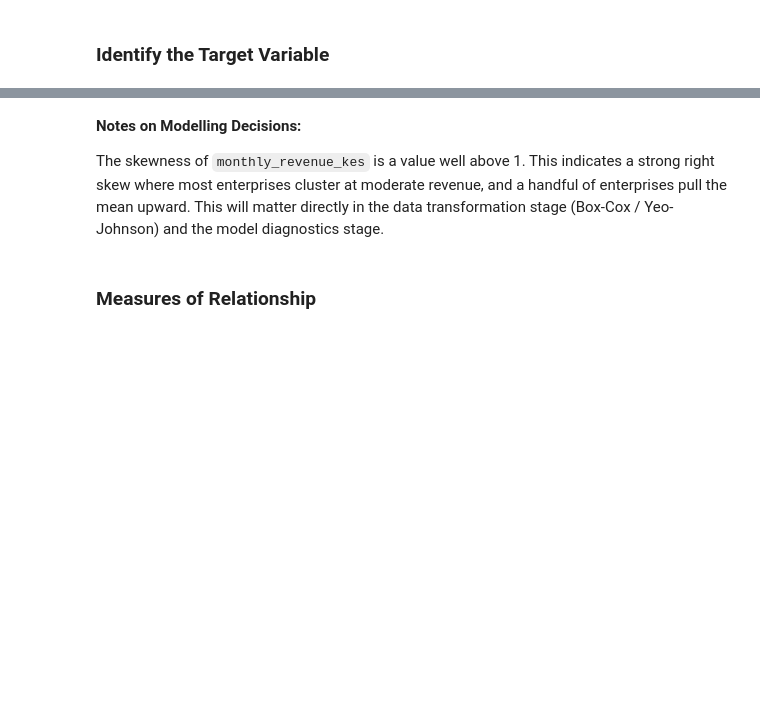
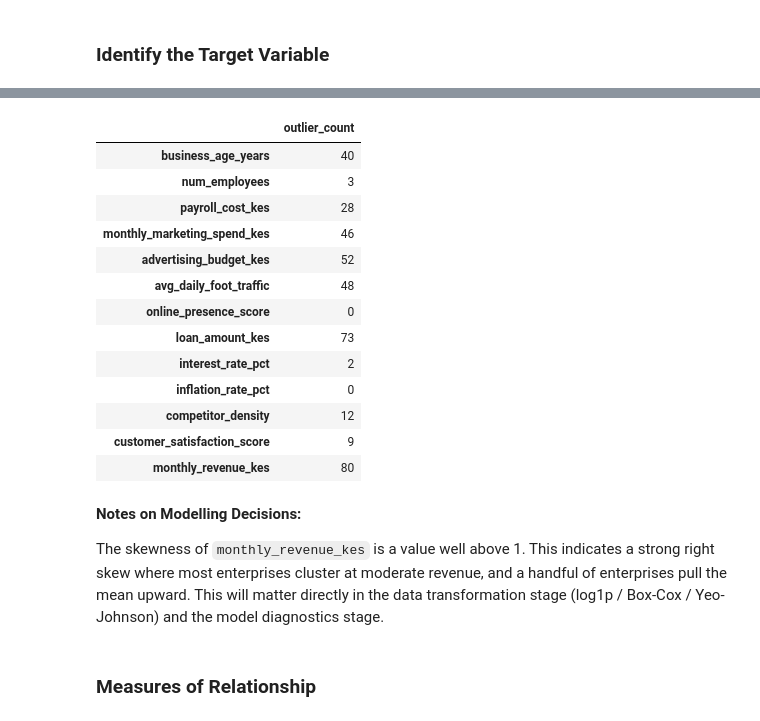
Before and after one commit to course-files/RegressionAndClassification, a Jupyter notebook: 1_regression.ipynb, the cells around one changed output, grey strips where cells are left out. Cells and saved outputs as stored; diff of their text form; code cells hidden in the pictures; blank space fills up the shorter version.

```diff
--- a/1_regression.ipynb
+++ b/1_regression.ipynb
@@ -331,10 +425,41 @@ distribution_summary.round(2)
+# %%
+# Identify values below the lower fence or above the upper fence
+# These are statistically considered as outliers
+outlier_mask = (
+    (sme_data[numeric_cols] < q1 - 1.5 * iqr) |
+    (sme_data[numeric_cols] > q3 + 1.5 * iqr)
+)
+
+# Record features that contain at least one potential outlier
+# Check each row (axis=1): True if the row contains an outlier in any numeric
+# column
+outliers = sme_data[outlier_mask.any(axis=1)]
+
+outlier_counts = outlier_mask.sum().rename("outlier_count").to_frame()
+
+outlier_counts
+# %% [output]
+|  | outlier_count |
+| business_age_years | 40 |
+| num_employees | 3 |
+| payroll_cost_kes | 28 |
+| monthly_marketing_spend_kes | 46 |
+| advertising_budget_kes | 52 |
+| avg_daily_foot_traffic | 48 |
+| online_presence_score | 0 |
+| loan_amount_kes | 73 |
+| interest_rate_pct | 2 |
+| inflation_rate_pct | 0 |
+| competitor_density | 12 |
+| customer_satisfaction_score | 9 |
+| monthly_revenue_kes | 80 |
 # %% [markdown]
 **Notes on Modelling Decisions:**
 
 The skewness of `monthly_revenue_kes` is a value well above 1. This indicates a strong
 right skew where most enterprises cluster at moderate revenue, and a handful of
 enterprises pull the mean upward. This will matter directly in the data
-transformation stage (Box-Cox / Yeo-Johnson) and the model diagnostics stage.
+transformation stage (log1p / Box-Cox / Yeo-Johnson) and the model diagnostics stage.
 # %% [markdown]
 ### Measures of Relationship
 # %%
```
Also changed, not shown: parts of 48 cells of this notebook.
